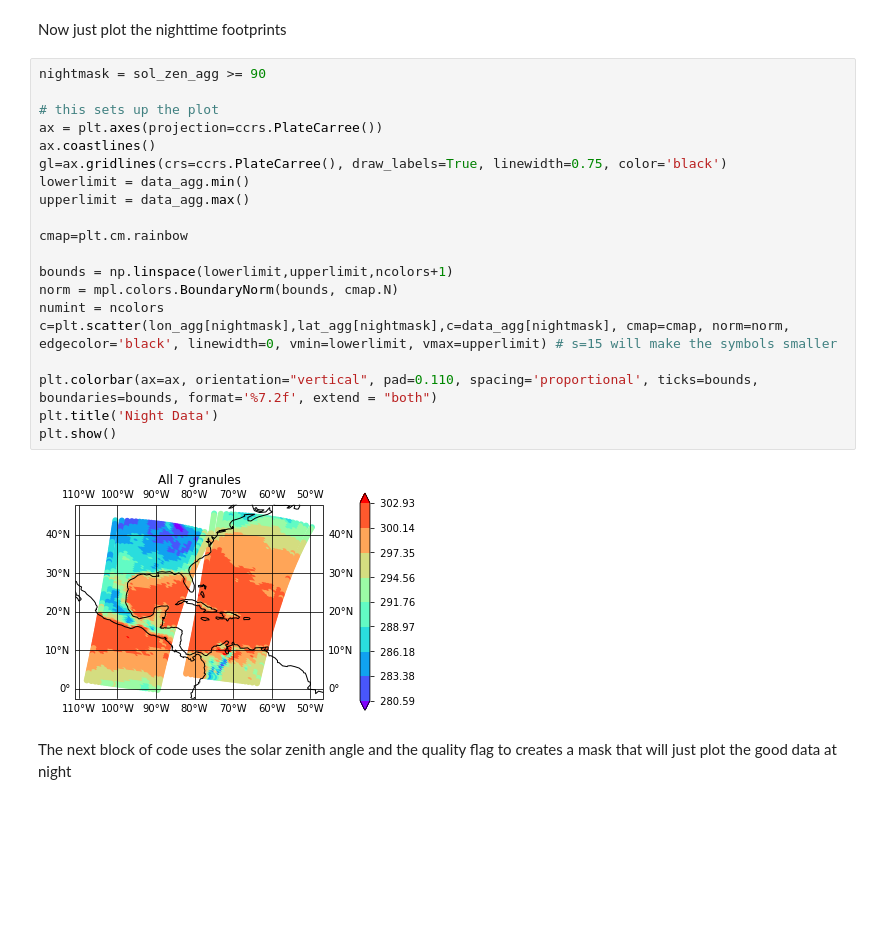
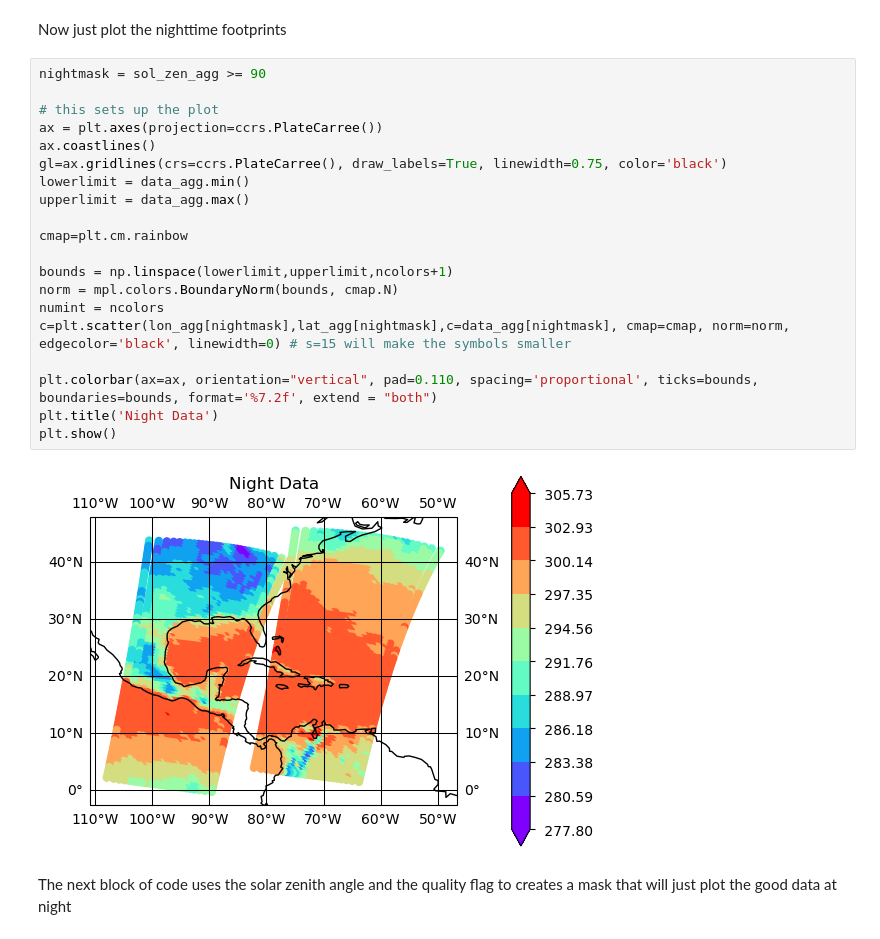
Before and after one commit to tjhearty/Level-2-How-Tos, a Jupyter notebook: l2aggplotmap.ipynb, the cells around one changed output. Cells and saved outputs as stored; diff of their text form; blank space fills up the shorter version.

```diff
--- a/l2aggplotmap.ipynb
+++ b/l2aggplotmap.ipynb
@@ -158,25 +236,25 @@ Now just plot the nighttime footprints
 # %%
 nightmask = sol_zen_agg >= 90
 
 # this sets up the plot
 ax = plt.axes(projection=ccrs.PlateCarree())
 ax.coastlines()
 gl=ax.gridlines(crs=ccrs.PlateCarree(), draw_labels=True, linewidth=0.75, color='black')
 lowerlimit = data_agg.min()
 upperlimit = data_agg.max()
 
 cmap=plt.cm.rainbow
 
 bounds = np.linspace(lowerlimit,upperlimit,ncolors+1)
 norm = mpl.colors.BoundaryNorm(bounds, cmap.N)
 numint = ncolors
-c=plt.scatter(lon_agg[nightmask],lat_agg[nightmask],c=data_agg[nightmask], cmap=cmap, norm=norm, edgecolor='black', linewidth=0, vmin=lowerlimit, vmax=upperlimit) # s=15 will make the symbols smaller
+c=plt.scatter(lon_agg[nightmask],lat_agg[nightmask],c=data_agg[nightmask], cmap=cmap, norm=norm, edgecolor='black', linewidth=0) # s=15 will make the symbols smaller
 
 plt.colorbar(ax=ax, orientation="vertical", pad=0.110, spacing='proportional', ticks=bounds, boundaries=bounds, format='%7.2f', extend = "both")
 plt.title('Night Data')
 plt.show()
 # %% [output]
-[figure, old version]
+[figure, new version]
 # %% [markdown]
 The next block of code uses the solar zenith angle and the quality flag to creates a mask that will just plot the good data at night
 # %%
```
Also changed, not shown: parts of 15 cells of this notebook.
